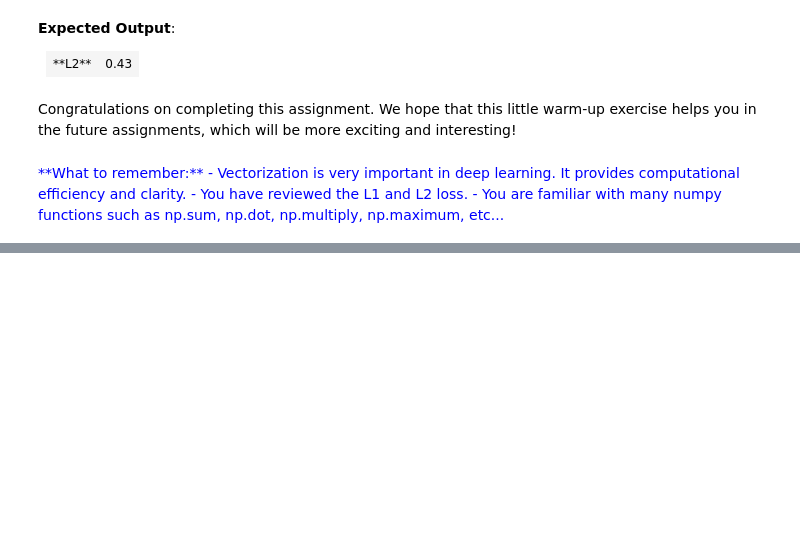
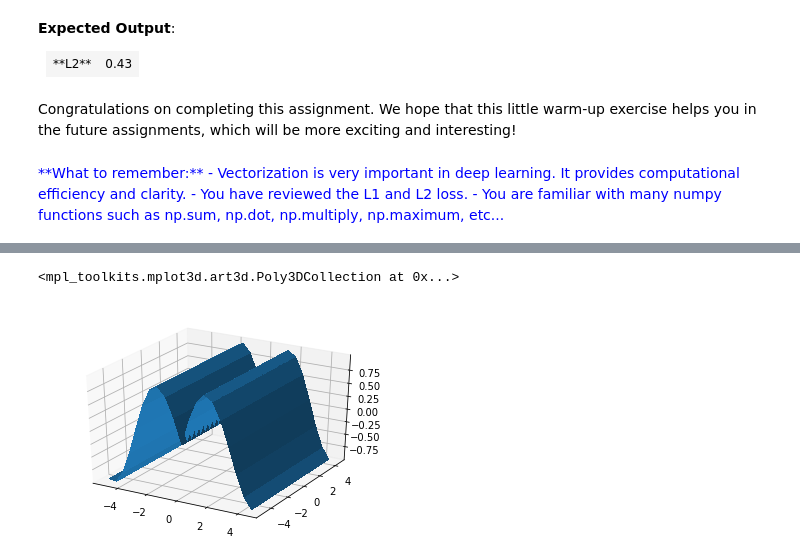
Before and after one commit to mohakamg/python_ml_basics, a Jupyter notebook: pb3.ipynb, the cells around one changed output, grey strips where cells are left out. Cells and saved outputs as stored; diff of their text form; code cells hidden in the pictures; blank space fills up the shorter version.

```diff
--- a/pb3.ipynb
+++ b/pb3.ipynb
@@ -999,0 +1090,20 @@ def multivariate_gaussian(mean_matrix, cov_matrix, n): # n is the dimensinality
+# %%
+x1 = np.arange(-5,5,0.5)
+x2 = np.arange(-5,5,0.5)
+
+X, Y = np.meshgrid(x1,x2)
+
+# plt.plot(X, Y, marker='.', color='k', linestyle='none')
+# for i in range(1):
+#     for j in range(len(Y)):
+#         plt.plot(X[i,j], Y[i,j], marker='.', color='k', linestyle='none')
+# %%
+R = np.sqrt(X**2, Y**2)
+Z = np.sin(R)
+fig = plt.figure()
+ax = plt.axes(projection='3d')
+ax.plot_surface(X, Y, Z,
+                       linewidth=0, antialiased=False)
+# %% [output]
+<mpl_toolkits.mplot3d.art3d.Poly3DCollection at 0x...>
+[figure, added]
```
Also changed, not shown: parts of 37 cells of this notebook.
